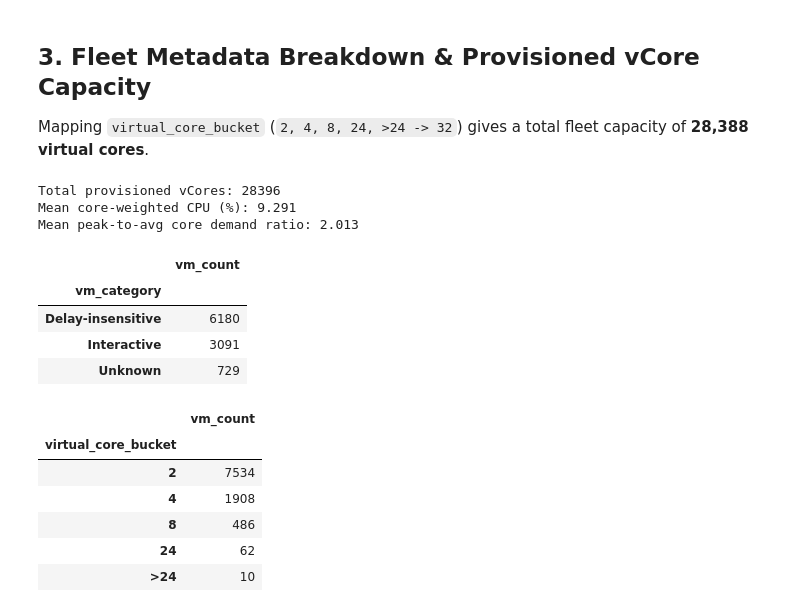
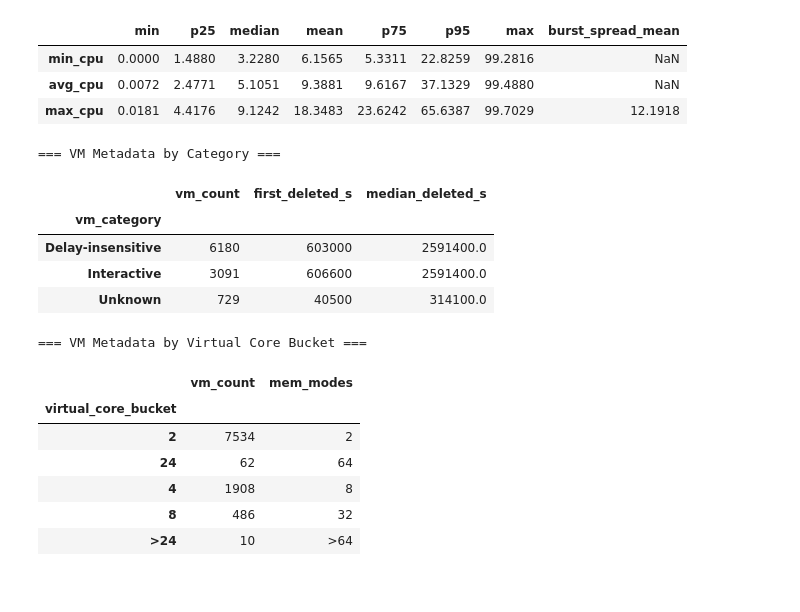
Before and after one commit to Marwangasser1/cloud-workload-forecasting-challenge, a Jupyter notebook: notebooks/01_data_understanding.ipynb, the cells around one changed output. Cells and saved outputs as stored; diff of their text form; code cells hidden in the pictures.

Commit message:
docs,eval: align report, notebooks, and policy capacity with verified audit findings

```diff
--- a/notebooks/01_data_understanding.ipynb
+++ b/notebooks/01_data_understanding.ipynb
@@ -74,29 +45,40 @@ plt.show()
-# %% [markdown]
-## 3. Fleet Metadata Breakdown & Provisioned vCore Capacity
-Mapping `virtual_core_bucket` (`2, 4, 8, 24, >24 -> 32`) gives a total fleet capacity of **28,388 virtual cores**.
-# %%
-cap_df = compute_fleet_core_capacity(readings, metadata)
-summary = pd.DataFrame({
-    'vm_category_counts': pd.Series(dq['category_counts']),
-})
-print('Total provisioned vCores:', int(cap_df['total_provisioned_cores'].iloc[0]))
-print('Mean core-weighted CPU (%):', round(float(cap_df['core_weighted_cpu_utilization'].mean()), 3))
-print('Mean peak-to-avg core demand ratio:', round(float(cap_df['peak_to_avg_ratio'].mean()), 3))
-display(metadata['vm_category'].value_counts().to_frame('vm_count'))
-display(metadata['virtual_core_bucket'].value_counts().to_frame('vm_count'))
-# %% [output]
-Total provisioned vCores: 28396
-Mean core-weighted CPU (%): 9.291
-Mean peak-to-avg core demand ratio: 2.013
-|  | vm_count |
-| vm_category |  |
-| Delay-insensitive | 6180 |
-| Interactive | 3091 |
-| Unknown | 729 |
-|  | vm_count |
-| virtual_core_bucket |  |
-| 2 | 7534 |
-| 4 | 1908 |
-| 8 | 486 |
-| 24 | 62 |
-| >24 | 10 |
+# %%
+# Cross-sectional CPU distribution summary across all 1,340,000 rows
+dist_df = pd.DataFrame(dq['cpu_bounds']).T[['min', 'p25', 'median', 'mean', 'p75', 'p95', 'max']]
+dist_df['burst_spread_mean'] = [np.nan, np.nan, float((readings['max_cpu'] - readings['min_cpu']).mean())]
+display(dist_df.round(4))
+# %% [output]
+|  | min | p25 | median | mean | p75 | p95 | max | burst_spread_mean |
+| min_cpu | 0.0000 | 1.4880 | 3.2280 | 6.1565 | 5.3311 | 22.8259 | 99.2816 | NaN |
+| avg_cpu | 0.0072 | 2.4771 | 5.1051 | 9.3881 | 9.6167 | 37.1329 | 99.4880 | NaN |
+| max_cpu | 0.0181 | 4.4176 | 9.1242 | 18.3483 | 23.6242 | 65.6387 | 99.7029 | 12.1918 |
+# %%
+# Metadata stratification & cohort survival analysis (why active_vm_count == 10,000)
+cat_summary = metadata.groupby('vm_category', dropna=False).agg(
+    vm_count=('vm_id', 'count'),
+    first_deleted_s=('timestamp_vm_deleted', 'min'),
+    median_deleted_s=('timestamp_vm_deleted', 'median'),
+).sort_values('vm_count', ascending=False)
+core_summary = metadata.groupby('virtual_core_bucket', dropna=False).agg(
+    vm_count=('vm_id', 'count'),
+    mem_modes=('memory_gb_bucket', lambda s: s.value_counts().index[0]),
+)
+print('=== VM Metadata by Category ===')
+display(cat_summary)
+print('=== VM Metadata by Virtual Core Bucket ===')
+display(core_summary)
+# %% [output]
+=== VM Metadata by Category ===
+|  | vm_count | first_deleted_s | median_deleted_s |
+| vm_category |  |  |  |
+| Delay-insensitive | 6180 | 603000 | 2591400.0 |
+| Interactive | 3091 | 606600 | 2591400.0 |
+| Unknown | 729 | 40500 | 314100.0 |
+=== VM Metadata by Virtual Core Bucket ===
+|  | vm_count | mem_modes |
+| virtual_core_bucket |  |  |
+| 2 | 7534 | 2 |
+| 24 | 62 | 64 |
+| 4 | 1908 | 8 |
+| 8 | 486 | 32 |
+| >24 | 10 | >64 |
```
Also changed, not shown: parts of 8 cells of this notebook, 12 other files.
